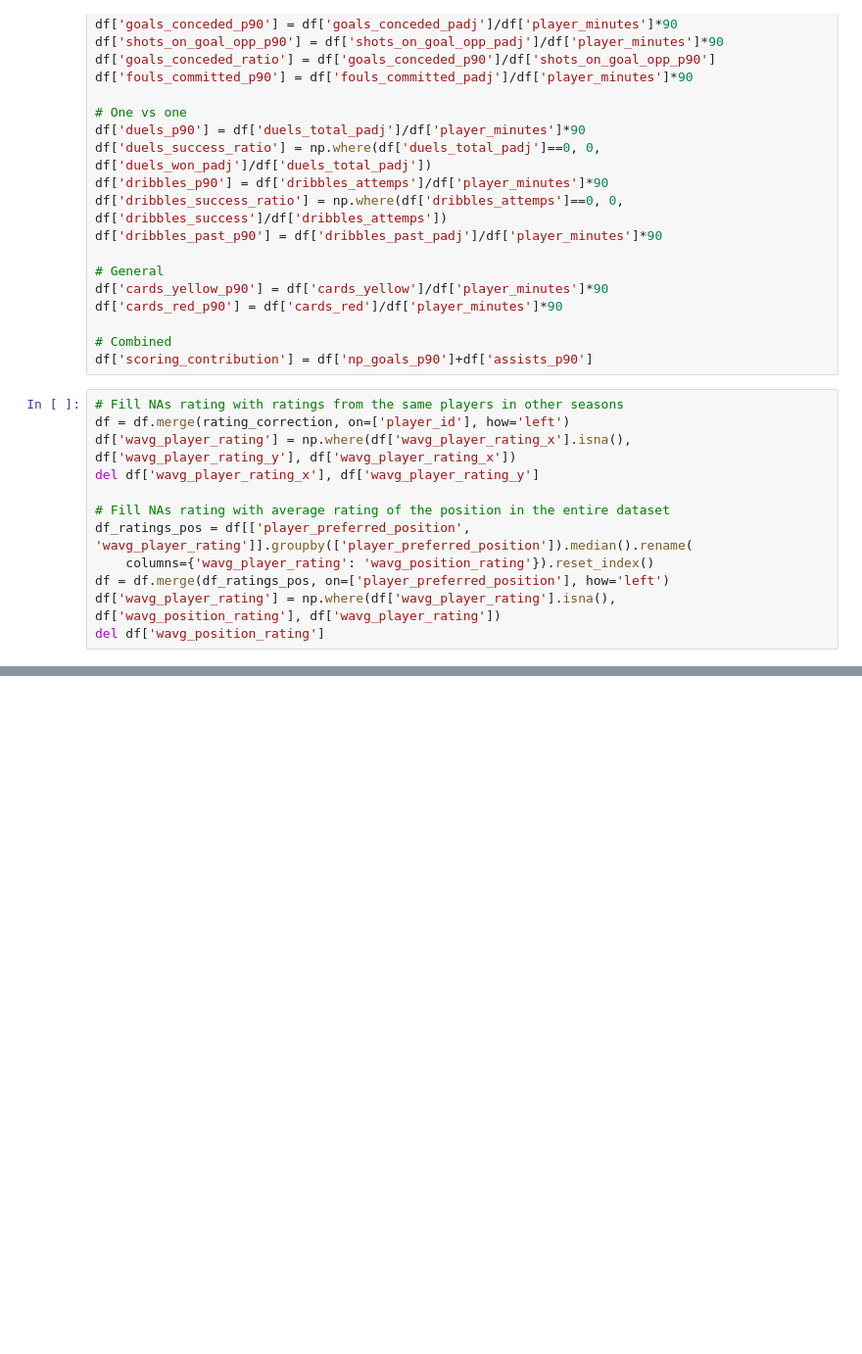
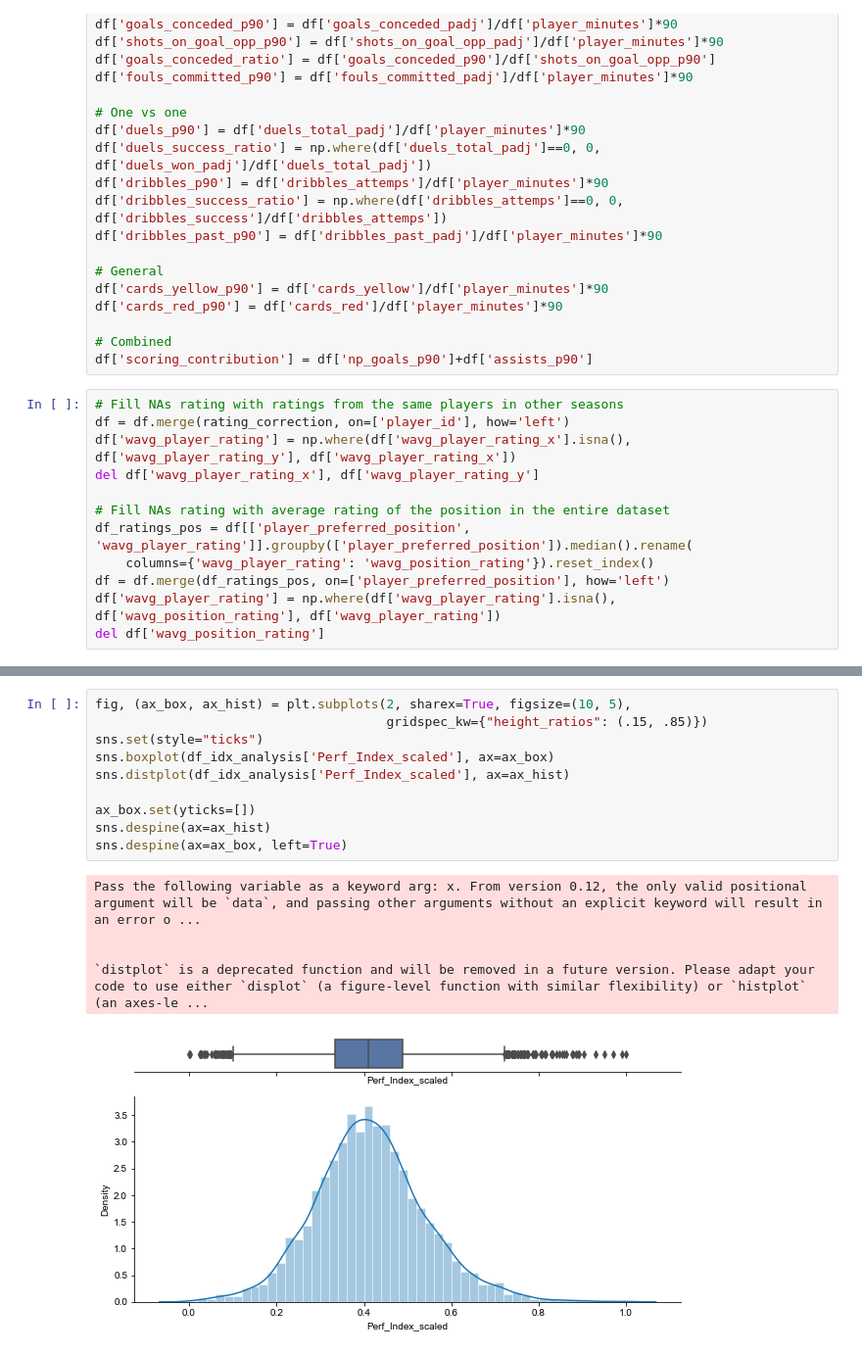
Before and after one commit to fpretto/MiM_Analytics_Tesis, a Jupyter notebook: Tesis/EDA_PerformanceIndex.ipynb, the cells around one changed output, grey strips where cells are left out. Shown at 98% size. Drawn from its saved outputs; the diff is of its cells as text; blank space fills up the shorter version.

```diff
--- a/Tesis/EDA_PerformanceIndex.ipynb
+++ b/Tesis/EDA_PerformanceIndex.ipynb
@@ -185,0 +343,16 @@ df_eda.sort_values('np_goals_p90', ascending=False)
+# %%
+fig, (ax_box, ax_hist) = plt.subplots(2, sharex=True, figsize=(10, 5),
+                                      gridspec_kw={"height_ratios": (.15, .85)})
+sns.set(style="ticks")
+sns.boxplot(df_idx_analysis['Perf_Index_scaled'], ax=ax_box)
+sns.distplot(df_idx_analysis['Perf_Index_scaled'], ax=ax_hist)
+
+ax_box.set(yticks=[])
+sns.despine(ax=ax_hist)
+sns.despine(ax=ax_box, left=True)
+# %% [output]
+Pass the following variable as a keyword arg: x. From version 0.12, the only valid positional argument will be `data`, and passing other arguments without an explicit keyword will result in an error o ...
+
+
+`distplot` is a deprecated function and will be removed in a future version. Please adapt your code to use either `displot` (a figure-level function with similar flexibility) or `histplot` (an axes-le ...
+[figure, added]
```
Also changed, not shown: parts of 52 cells of this notebook, 7 other files.
